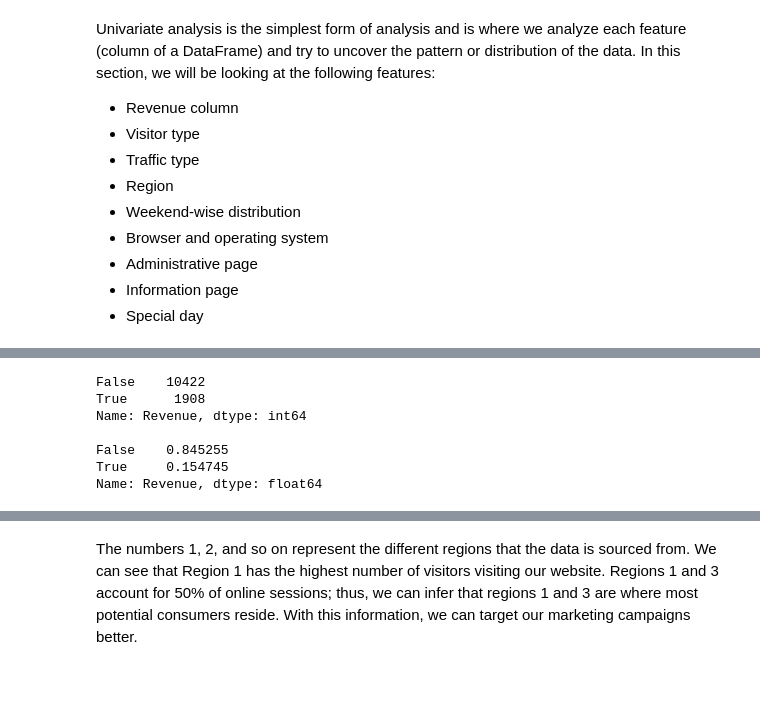
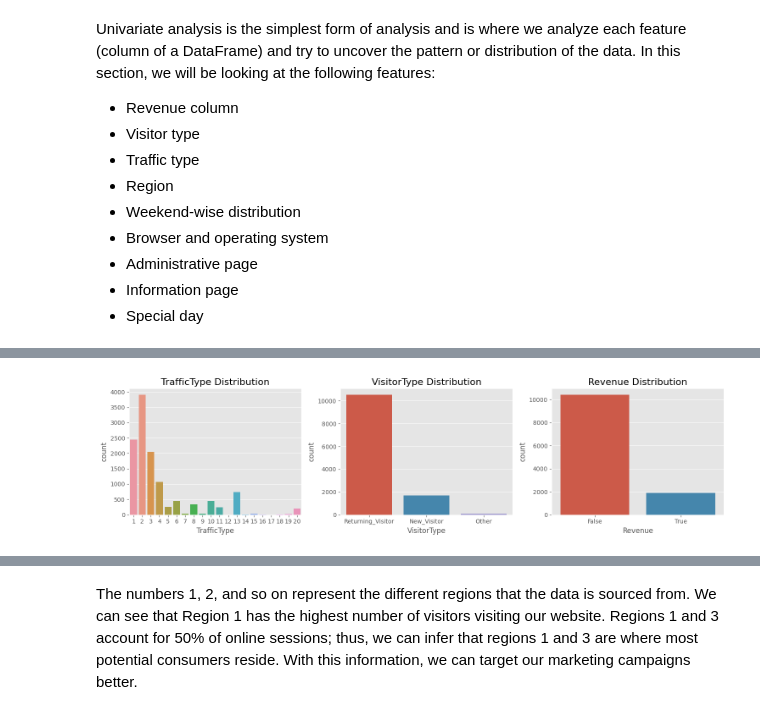
Before and after one commit to EveTLynn/Packt-Data-Analysis-Workshop, a Jupyter notebook: C5_Analyzing_the_Online_Shopper’s_Purchase_Attention.ipynb, the cells around one changed output, grey strips where cells are left out. Saved outputs shown, nothing was run; the diff lists cells and outputs as text; code cells hidden in the pictures; blank space fills up the shorter version.

```diff
--- a/C5_Analyzing_the_Online_Shopper’s_Purchase_Attention.ipynb
+++ b/C5_Analyzing_the_Online_Shopper’s_Purchase_Attention.ipynb
@@ -117,3 +117,23 @@ data. In this section, we will be looking at the following features:
 - Administrative page
 - Information page
 - Special day
+# %%
+# define some functions to reduce repeating code
+def column_distribution(col_name, data=df):
+    sns.countplot(data=data, x=col_name)
+    plt.title(f'{col_name} Distribution', fontsize = 16)
+
+def count_values(col_name, data=df):
+    print(f"Value counts for {col_name}")
+    print(data[col_name].value_counts())
+    print()
+    print(data[col_name].value_counts(normalize=True))
+
+def plot_multiple_distribution(cols_to_plot, data=df, figsize=(15,4)):
+  plt.figure(figsize=figsize)
+  for index, col in enumerate(cols_to_plot):
+    plt.subplot(1, len(cols_to_plot), index + 1)
+    column_distribution(col)
+
+  plt.tight_layout()
+  plt.show()
@@ -130,12 +151,5 @@ plt.show()
-# %%
-print(df['Revenue'].value_counts())
-print()
-print(df['Revenue'].value_counts(normalize=True))
-# %% [output]
-False    10422
-True      1908
-Name: Revenue, dtype: int64
-
-False    0.845255
-True     0.154745
-Name: Revenue, dtype: float64
+# %%
+cols_to_plot = [ 'TrafficType', 'VisitorType', 'Revenue']
+plot_multiple_distribution(cols_to_plot, data=df, figsize=(15,4))
+# %% [output]
+[figure, added]
```
Also changed, not shown: parts of 108 cells of this notebook.
